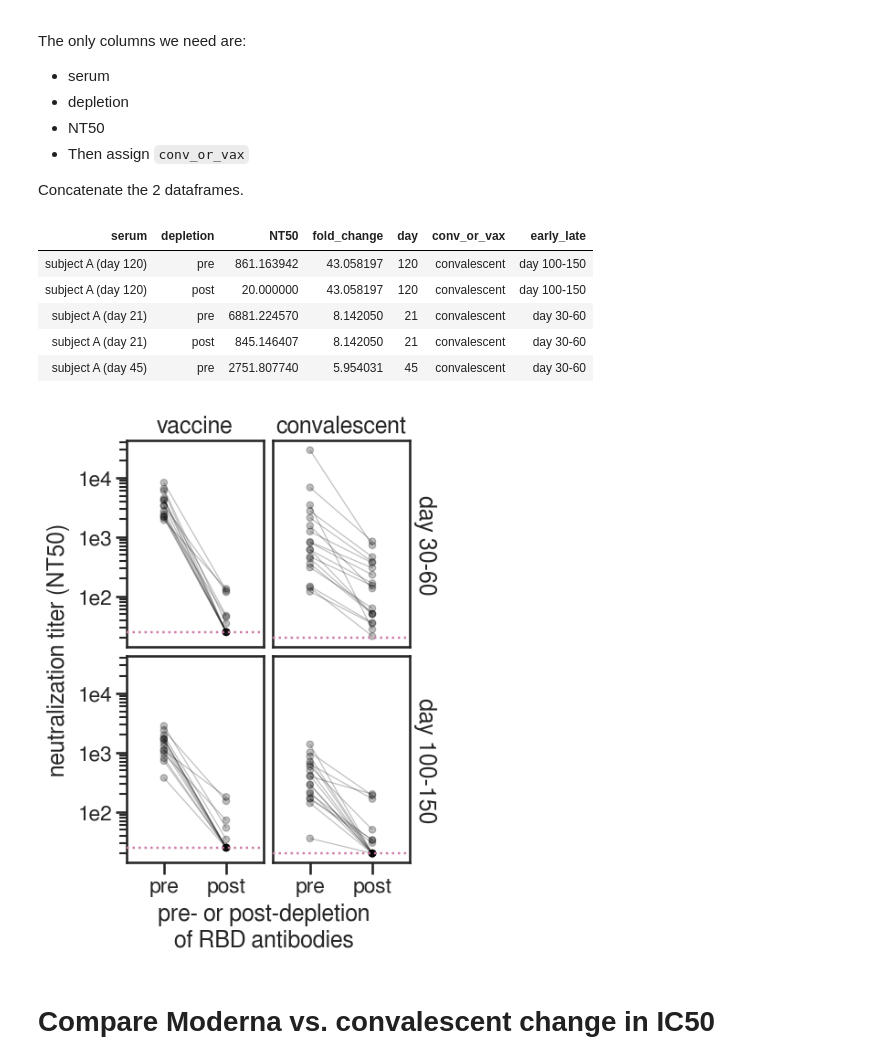
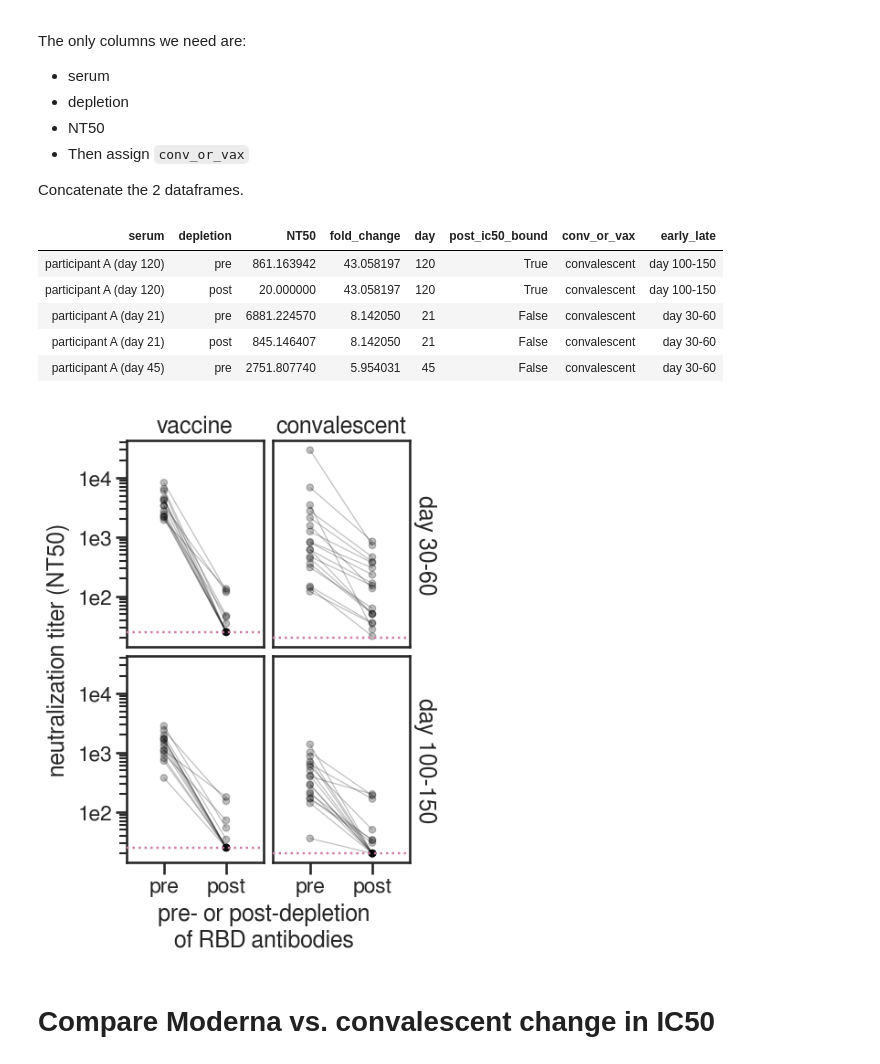
Before and after one commit to jbloomlab/SARS-CoV-2-RBD_MAP_Moderna, a Jupyter notebook: experimental_data/rbd_depletions.ipynb, the cells around one changed output. Drawn from its saved outputs; the diff is of its cells as text; code cells hidden in the pictures.

Commit message:
make data file s1 with participant names

```diff
--- a/experimental_data/rbd_depletions.ipynb
+++ b/experimental_data/rbd_depletions.ipynb
@@ -249,13 +249,13 @@ The only columns we need are:
 Concatenate the 2 dataframes.
 # %%
 conv_plasma = (pd.read_csv(config['convalescent_data'])
-               [['serum', 'depletion', 'NT50', 'fold_change', 'Days Post-Symptom Onset']]
+               [['serum', 'depletion', 'NT50', 'fold_change', 'Days Post-Symptom Onset', 'post_ic50_bound']]
                .rename(columns={'Days Post-Symptom Onset':'day'})
                .assign(conv_or_vax='convalescent')
               )
 
 compare_df = (pd.concat([conv_plasma,
-                        (foldchange[['serum', 'depletion', 'NT50', 'fold_change', 'day']]
+                        (foldchange[['serum', 'depletion', 'NT50', 'fold_change', 'day', 'post_ic50_bound']]
                          .assign(conv_or_vax='vaccine'))
                        ],
                        ignore_index=True
@@ -268,39 +268,39 @@ compare_df = (pd.concat([conv_plasma,
               .assign(early_late=lambda x: pd.Categorical(x['early_late'], categories=['day 30-60', 'day 100-150'], ordered=True),)
              )
 
 display(HTML(compare_df.head().to_html(index=False)))
 
 LOD = (pd.DataFrame(data={'conv_or_vax': ['convalescent', 'vaccine'], 'NT50': [20, 25]})
       .assign(conv_or_vax=lambda x: pd.Categorical(x['conv_or_vax'], categories=['vaccine', 'convalescent'], ordered=True))
       )
 
 NT50_lines = (ggplot(compare_df, aes(x='depletion', y='NT50', group='serum')) +
               geom_point(size=2.5, alpha=0.25) +
               geom_line(alpha=0.25) +
               facet_grid('early_late~conv_or_vax', ) +
               theme(axis_title_y=element_text(margin={'r': 6}),
                     strip_background=element_blank(),
                     figure_size=(4, 6),) +
               scale_y_log10(name='neutralization titer (NT50)') +
               xlab('pre- or post-depletion\nof RBD antibodies') +
               geom_hline(data=LOD,
                              mapping=aes(yintercept='NT50'),
                              color=CBPALETTE[7],
                              alpha=1,
                              size=1,
                              linetype='dotted',
                             )
                  )
 
 _ = NT50_lines.draw()
 NT50_lines.save(f'./{resultsdir}/NT50_lines.pdf')
 # %% [output]
-| serum | depletion | NT50 | fold_change | day | conv_or_vax | early_late |
-| subject A (day 120) | pre | 861.163942 | 43.058197 | 120 | convalescent | day 100-150 |
-| subject A (day 120) | post | 20.000000 | 43.058197 | 120 | convalescent | day 100-150 |
-| subject A (day 21) | pre | 6881.224570 | 8.142050 | 21 | convalescent | day 30-60 |
-| subject A (day 21) | post | 845.146407 | 8.142050 | 21 | convalescent | day 30-60 |
-| subject A (day 45) | pre | 2751.807740 | 5.954031 | 45 | convalescent | day 30-60 |
+| serum | depletion | NT50 | fold_change | day | post_ic50_bound | conv_or_vax | early_late |
+| participant A (day 120) | pre | 861.163942 | 43.058197 | 120 | True | convalescent | day 100-150 |
+| participant A (day 120) | post | 20.000000 | 43.058197 | 120 | True | convalescent | day 100-150 |
+| participant A (day 21) | pre | 6881.224570 | 8.142050 | 21 | False | convalescent | day 30-60 |
+| participant A (day 21) | post | 845.146407 | 8.142050 | 21 | False | convalescent | day 30-60 |
+| participant A (day 45) | pre | 2751.807740 | 5.954031 | 45 | False | convalescent | day 30-60 |
 [figure]
 # %% [markdown]
 # Compare Moderna vs. convalescent change in IC50
```
Also changed, not shown: parts of 4 cells of this notebook, 18 other files.
